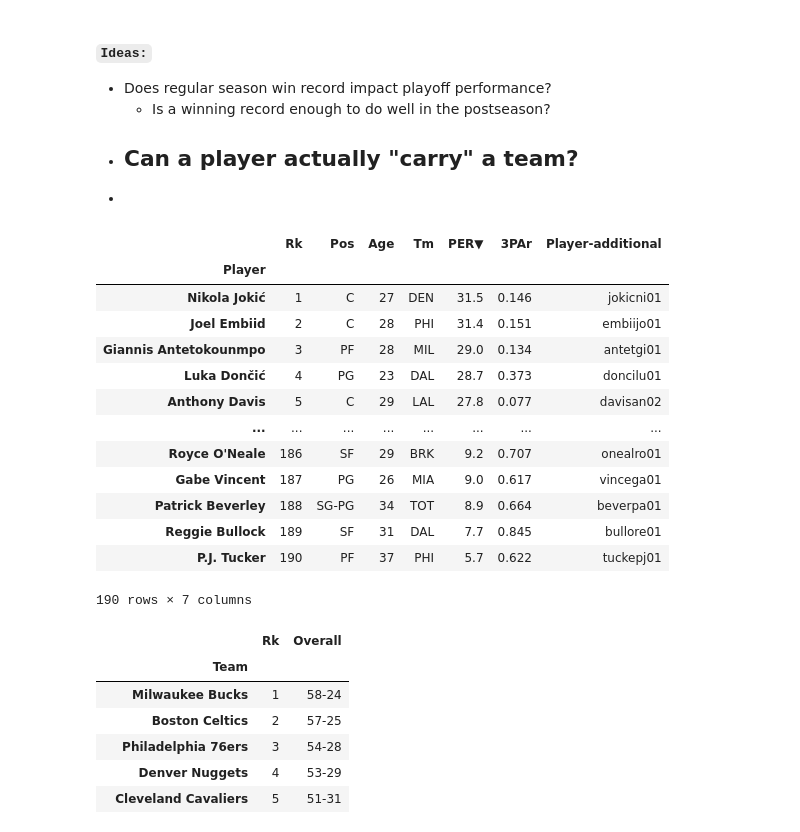
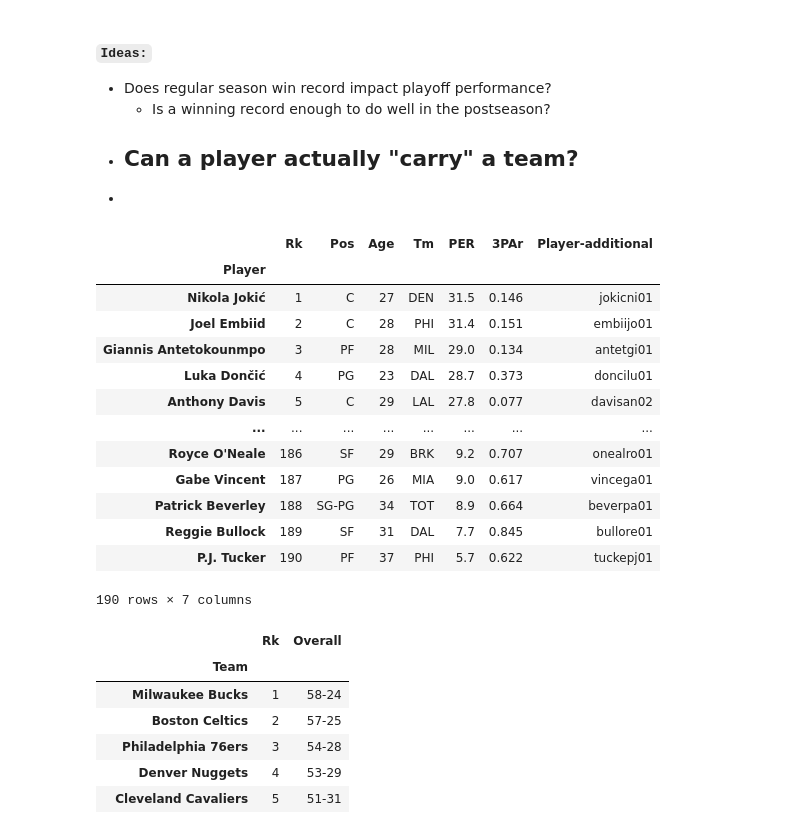
Before and after one commit to lynathaniel/cse163-project, a Jupyter notebook: basketball.ipynb, the cells around one changed output. Drawn from its saved outputs; the diff is of its cells as text; code cells hidden in the pictures.

```diff
--- a/basketball.ipynb
+++ b/basketball.ipynb
@@ -14,8 +16,9 @@ import io
 # %%
 per = pd.read_csv("per.csv", index_col="Player")
+per = per.rename(columns={"PER▼":"PER"})
 per
 # %% [output]
-|  | Rk | Pos | Age | Tm | PER▼ | 3PAr | Player-additional |
+|  | Rk | Pos | Age | Tm | PER | 3PAr | Player-additional |
 | Player |  |  |  |  |  |  |  |
 | Nikola Jokić | 1 | C | 27 | DEN | 31.5 | 0.146 | jokicni01 |
 | Joel Embiid | 2 | C | 28 | PHI | 31.4 | 0.151 | embiijo01 |
```
Also changed, not shown: parts of 4 cells of this notebook.
